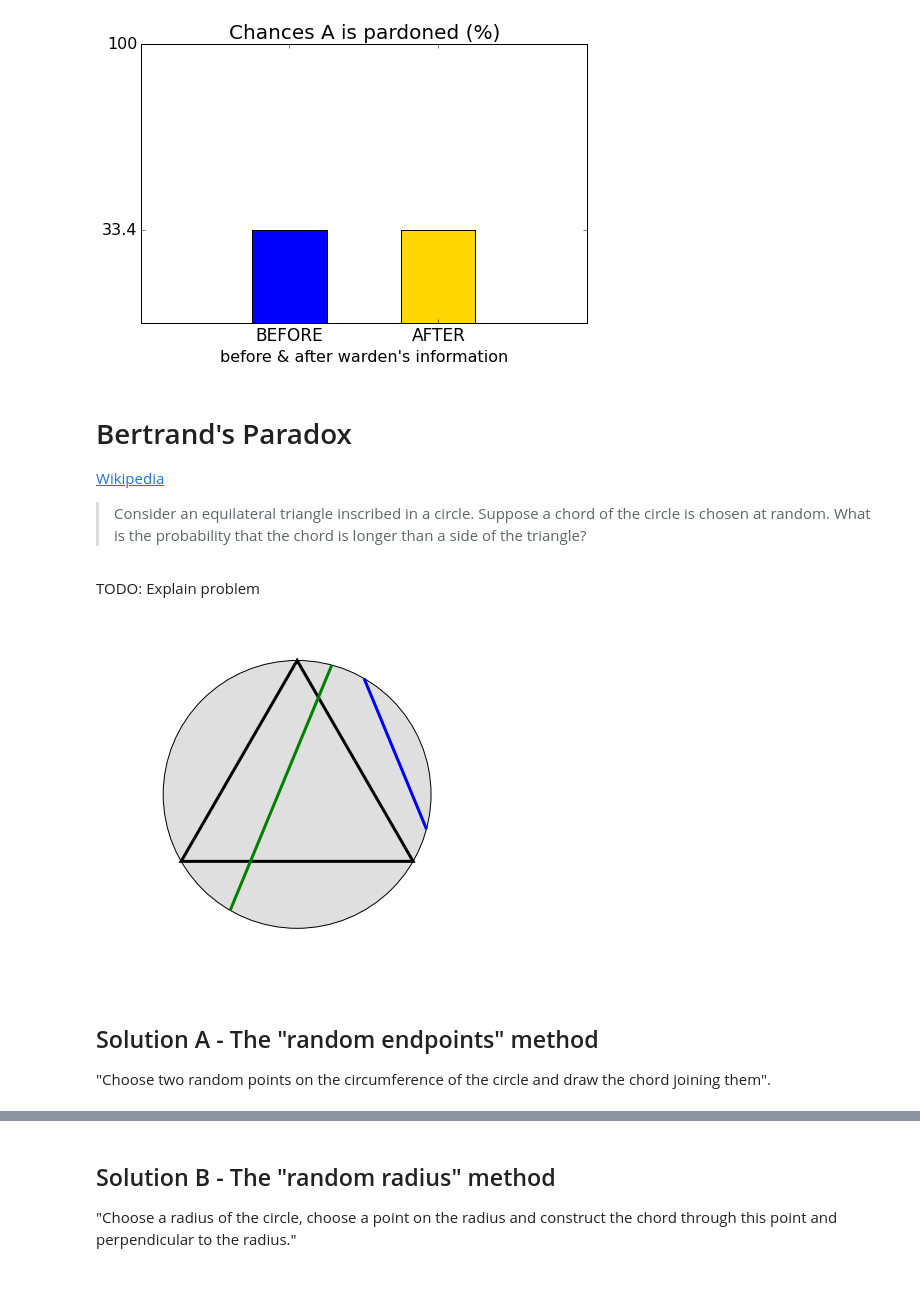
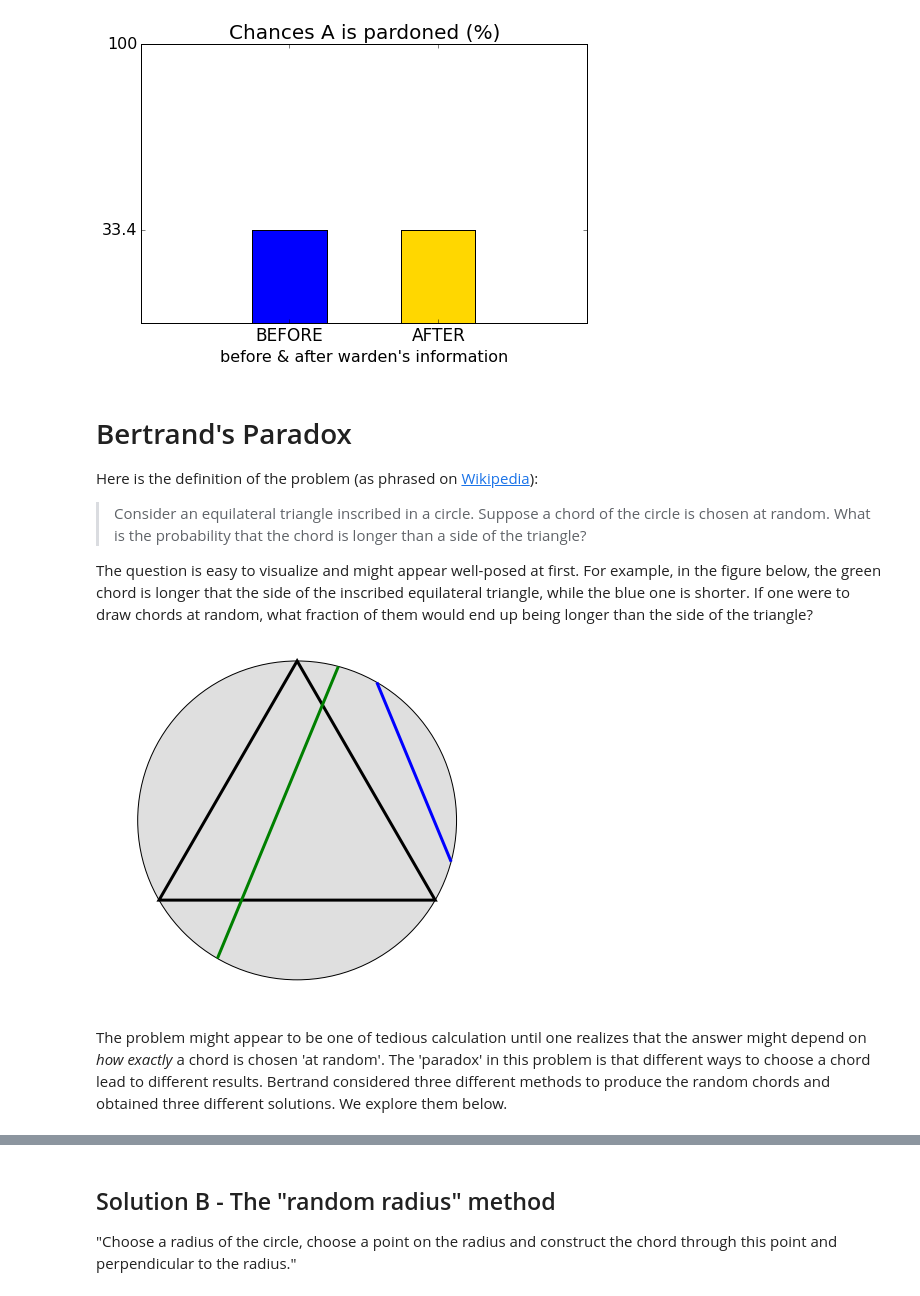
Before and after one commit to mmathioudakis/probability_playground, a Jupyter notebook: probability_playground.ipynb, the cells around one changed output, grey strips where cells are left out. Cells and saved outputs as stored; diff of their text form; code cells hidden in the pictures.

```diff
--- a/probability_playground.ipynb
+++ b/probability_playground.ipynb
@@ -192,43 +203,46 @@ _tmp = ax.bar([1], [100*chances_after], width = 0.5, align = "center", color = "
 [figure]
 # %% [markdown]
 # Bertrand's Paradox
-[Wikipedia][1]
+
+Here is the definition of the problem (as phrased on [Wikipedia][1]):
 
  > Consider an equilateral triangle inscribed in a circle. Suppose a chord of the circle is chosen at random. What is the probability that the chord is longer than a side of the triangle?
 
 [1]: https://en.wikipedia.org/wiki/Bertrand_paradox_(probability)
+
+The question is easy to visualize and might appear well-posed at first. For example, in the figure below, the green chord is longer that the side of the inscribed equilateral triangle, while the blue one is shorter. If one were to draw chords at random, what fraction of them would end up being longer than the side of the triangle?
-# %% [markdown]
-TODO: Explain problem
 # %%
 R = 1. # radius of circle
 # %%
 # example plot
 fig = plt.figure(figsize=(6,6))
 ax = fig.add_subplot(1,1,1)
-ax.set(xlim = (-1.25, 1.25), ylim = (-1.25, 1.25))
+ax.set(xlim = (-1.05, 1.05), ylim = (-1.05, 1.05), aspect = 1)
 
 # circle
 circle = patches.Circle((0,0), radius = R, fc = (0.75, 0.75, 0.75, 0.5))
 _tmp = ax.add_patch(circle)
 
 # equilateral triangle inscribed to circle
 triangle = patches.RegularPolygon((0,0), 3, 1, lw = 3, fill = False)
 _tmp = ax.add_patch(triangle)
 
 # example of chord that is shorter than triangle's side
 chord_1 = patches.PathPatch(patches.Path([[np.cos(np.pi/3), np.sin(np.pi/3)], [np.cos(-np.pi/12), np.sin(-np.pi/12)]],
                       [patches.Path.MOVETO, patches.Path.LINETO]), edgecolor = "blue", lw = 3, fill = False)
 _tmp = ax.add_patch(chord_1)
 
 # example of chord that is longer than triangle's side
 chord_2 = patches.PathPatch(patches.Path([[np.cos(5*np.pi/12), np.sin(7*np.pi/12)],
                                           [np.cos(-2*np.pi/3), np.sin(-2*np.pi/3)]],
                                           [patches.Path.MOVETO, patches.Path.LINETO]),
                                             edgecolor = "green", lw = 3, fill = False)
 _tmp = ax.add_patch(chord_2)
 _tmp = ax.axis('off')
 # %% [output]
-[figure, old version]
+[figure, new version]
+# %% [markdown]
+The problem might appear to be one of tedious calculation until one realizes that the answer might depend on *how exactly* a chord is chosen 'at random'. The 'paradox' in this problem is that different ways to choose a chord lead to different results. Bertrand considered three different methods to produce the random chords and obtained three different solutions. We explore them below.
 # %%
 def l2dist(array_a, array_b):
     assert(len(array_a) == len(array_b))
@@ -245,7 +259,3 @@ def get_triangle_side_length(R):
     return R * np.linalg.norm([np.cos(2* np.pi / 3) - 1, np.sin(2* np.pi / 3)])
 
 triangle_edge_length = get_triangle_side_length(R)
-# %% [markdown]
-## Solution A - The "random endpoints" method
-
-"Choose two random points on the circumference of the circle and draw the chord joining them".
```
Also changed, not shown: parts of 7 cells of this notebook, 1 other file.
